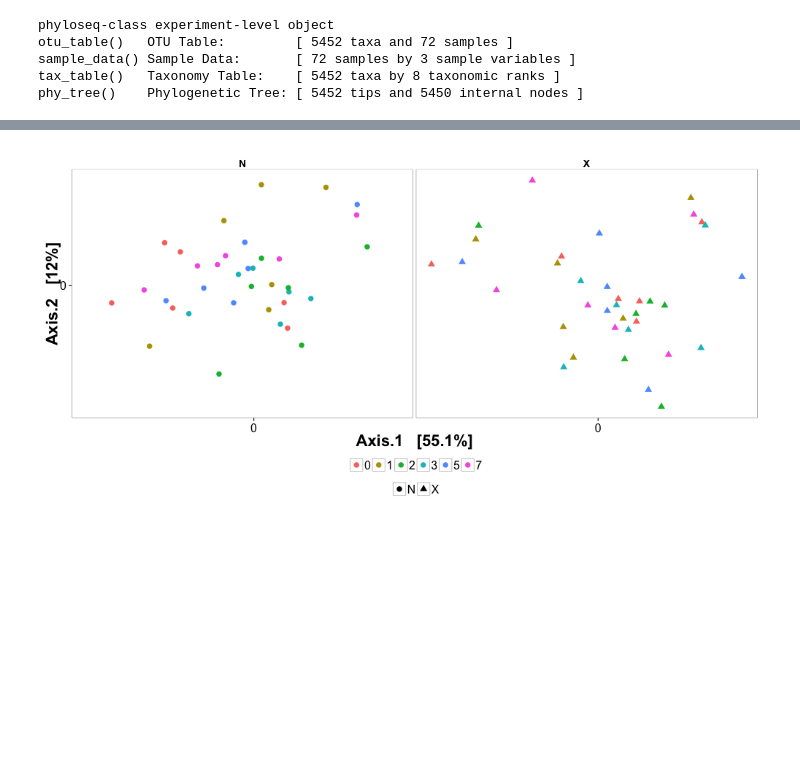
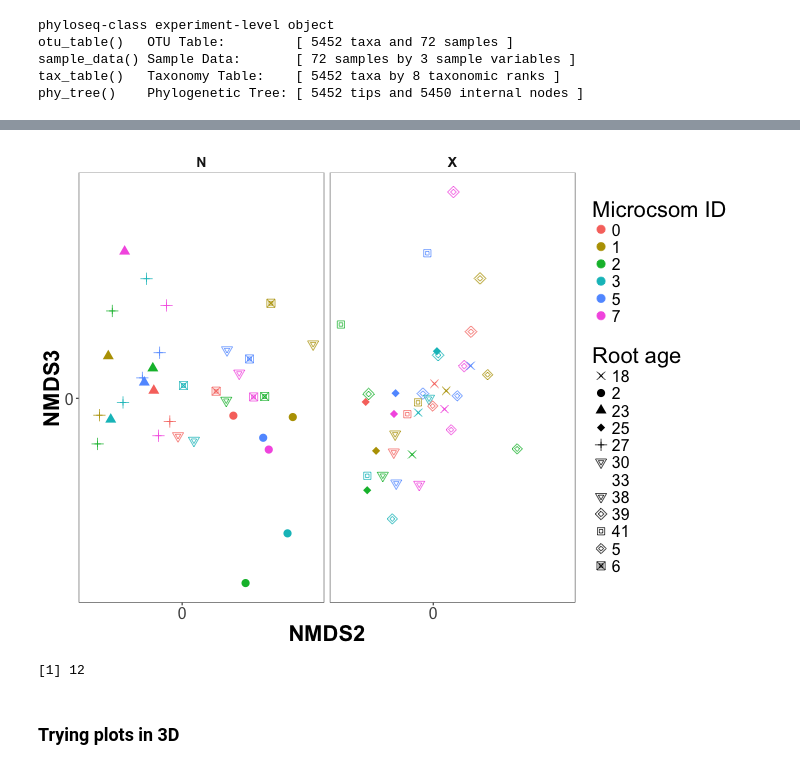
Before and after one commit to TheaWhitman/Microcosms16S, a Jupyter notebook: Figures/Ordination_plots.ipynb, the cells around one changed output, grey strips where cells are left out. Drawn from its saved outputs; the diff is of its cells as text; code cells hidden in the pictures; blank space fills up the shorter version.

```diff
--- a/Figures/Ordination_plots.ipynb
+++ b/Figures/Ordination_plots.ipynb
@@ -25,5 +45,5 @@ ps_snorm = transform_sample_counts(physeq, function(x) x / sum(x))
 # Computing the Bray d#istance matrix and NMDS in parallel
 
 #ord.full = ordinate(ps_snorm, method = "NMDS", distance = "bray", weighted=TRUE, k=3, trymax=40)
-ord.full = ordinate(ps_snorm, method = "PCoA", distance = "unifrac", weighted=TRUE)
+ord.full = ordinate(ps_snorm, method = "NMDS", distance = "bray", weighted=TRUE, k=3, trymax=40)
 # Consider trymax= and k=3
@@ -30,41 +68,53 @@ ord.full = ordinate(ps_snorm, method = "PCoA", distance = "unifrac", weighted=TR
 # %%
-%%R -h 500 -w 1000
+%%R -h 500 -w 700
 D <- ord.full
 # Sets the relevant ordination
 
-sample_data(ps_snorm)$Cosm=as.factor(sample_data(ps_snorm)$Cosm)
+#sample_data(ps_snorm)$Cosm=as.factor(sample_data(ps_snorm)$Cosm)
 sample_data(ps_snorm)$Day=as.factor(sample_data(ps_snorm)$Day)
 
 # Creates an plot object, using the df.sites data, with the x and y axes specified as the PCoA axes,
-p = plot_ordination(ps_snorm, D, color = "Day", shape = "Trtmt", axes=c(1,2))
+p = plot_ordination(ps_snorm, D, shape = "Cosm", color = "Day", axes=c(2,3))
 #p = plot_ordination(ps_snorm, D, color = "Day", shape = "Trtmt")
 
 # Determines the size of the symbols
 p = p  + geom_point(size=3.5)
 #+ scale_colour_manual(values=c("skyblue3","darkorange","chartreuse4","red3","black","gold1"))
 
-p = p + guides(colour = guide_legend(""), shape = guide_legend(""))
+#p = p + geom_polygon(aes(fill=Day, group=Day, alpha=0.5))
+
+p = p + guides(colour = guide_legend("Microcsom ID"), shape = guide_legend("Root age"))
 #p = p + scale_shape_manual(values=c(19,4,17,15,3))
 
 p = p + scale_x_continuous(breaks=c(-4,-3,-2,-1,0,1))
 p = p + scale_y_continuous(breaks=c(-1,0,1))
+p = p + scale_shape_manual(values = c(4,16,17,18,3,6,28,6,5,22,23,7,1))
+
+#"1","2","3","4","5","6","7","8","16","17","22","23"
 
 p = p + theme_bw() +
   theme(
-      legend.position = "bottom",
+      legend.position = "right",
     plot.background = element_blank()
    ,panel.grid.major = element_blank()
    ,panel.grid.minor = element_blank()
     ,strip.text.x = element_text(size=14, face="bold"),
         axis.title = element_text(size=22, face="bold"),
         axis.text = element_text(size=16),
         legend.text = element_text(size=16),
         legend.title = element_text(size = 22),
         strip.background = element_rect(colour="white", fill="white"))
 
 p = p + facet_wrap(~Trtmt)
 # Adds a "facet_wrap" to it, which means it will plot it separately by whatever we specify - here, Days
 
 p
 # %% [output]
-[figure, old version]
+[figure, new version]
+# %%
+%%R
+length(levels(as.factor(sample_data(ps_snorm)$Cosm)))
+# %% [output]
+[1] 12
+# %% [markdown]
+### Trying plots in 3D
```
Also changed, not shown: parts of 13 cells of this notebook, 13 other files.
